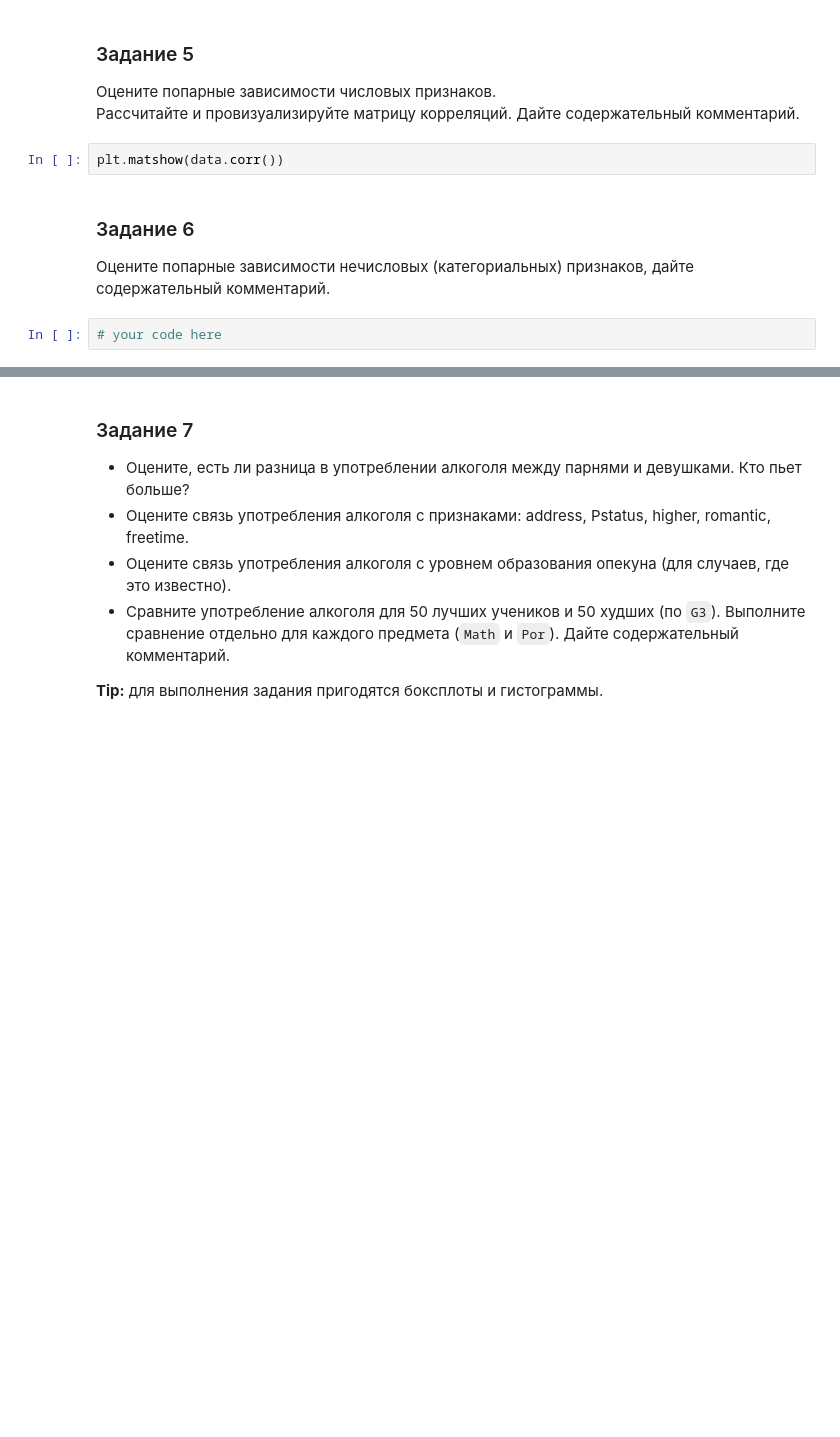
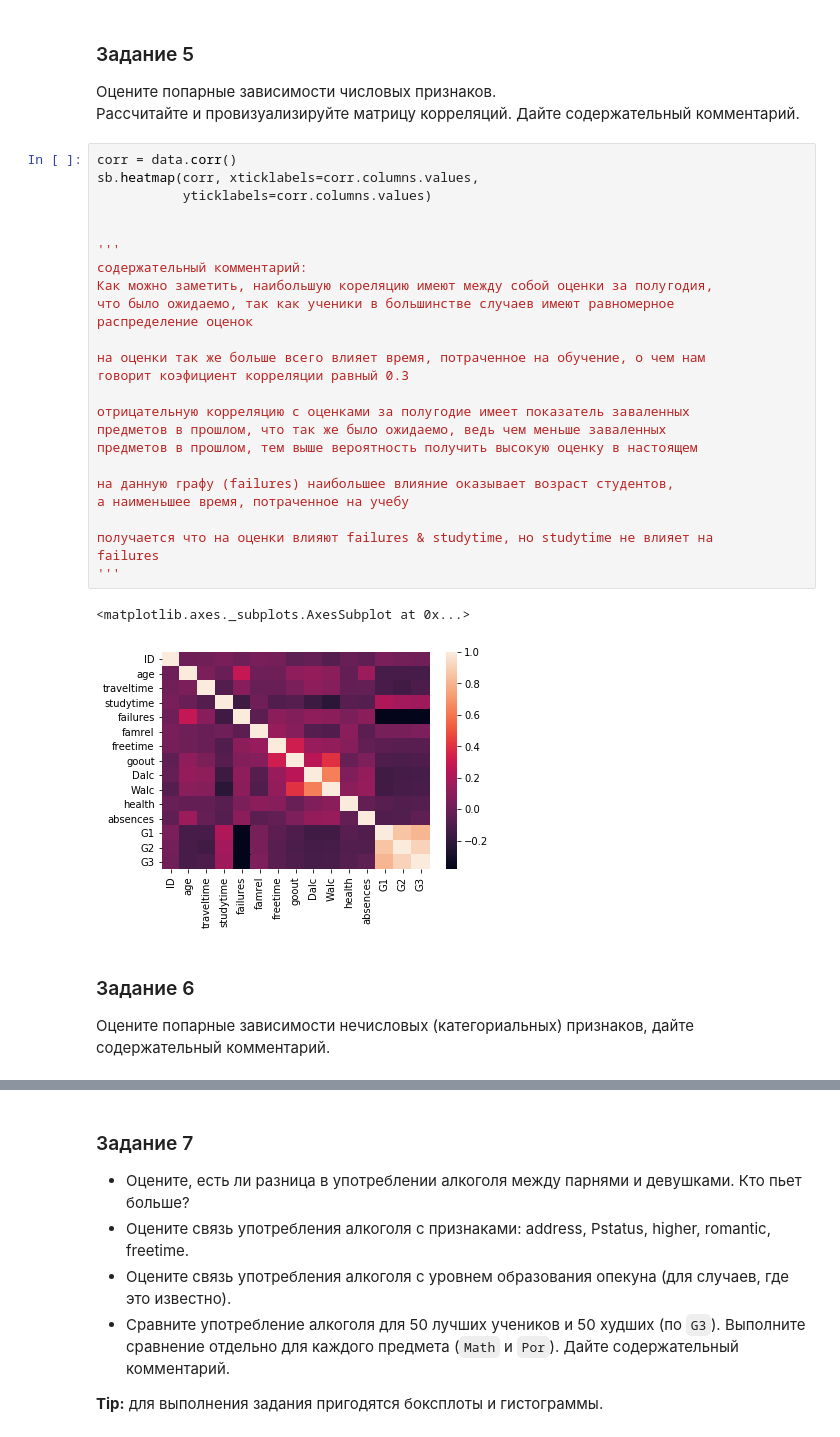
Before and after one commit to dariaAlium/DA, a Jupyter notebook: Lab_1_Exploratory_analysis.ipynb, the cells around one changed output, grey strips where cells are left out. Saved outputs shown, nothing was run; the diff lists cells and outputs as text; blank space fills up the shorter version.

```diff
--- a/Lab_1_Exploratory_analysis.ipynb
+++ b/Lab_1_Exploratory_analysis.ipynb
@@ -183,11 +257,35 @@ plt.show()
 
 Оцените попарные зависимости числовых признаков.
 Рассчитайте и провизуализируйте матрицу корреляций. Дайте содержательный комментарий.
-# %%
-plt.matshow(data.corr())
+# %%
+corr = data.corr()
+sb.heatmap(corr, xticklabels=corr.columns.values,
+           yticklabels=corr.columns.values)
+
+
+'''
+содержательный комментарий:
+Как можно заметить, наибольшую кореляцию имеют между собой оценки за полугодия,
+что было ожидаемо, так как ученики в большинстве случаев имеют равномерное
+распределение оценок
+
+на оценки так же больше всего влияет время, потраченное на обучение, о чем нам
+говорит коэфициент корреляции равный 0.3
+
+отрицательную корреляцию с оценками за полугодие имеет показатель заваленных
+предметов в прошлом, что так же было ожидаемо, ведь чем меньше заваленных
+предметов в прошлом, тем выше вероятность получить высокую оценку в настоящем
+
+на данную графу (failures) наибольшее влияние оказывает возраст студентов,
+а наименьшее время, потраченное на учебу
+
+получается что на оценки влияют failures & studytime, но studytime не влияет на
+failures
+'''
+# %% [output]
+<matplotlib.axes._subplots.AxesSubplot at 0x...>
+[figure, added]
 # %% [markdown]
 ### Задание 6
 
 Оцените попарные зависимости нечисловых (категориальных) признаков, дайте содержательный комментарий.
-# %%
-# your code here
```
Also changed, not shown: parts of 9 cells of this notebook.
